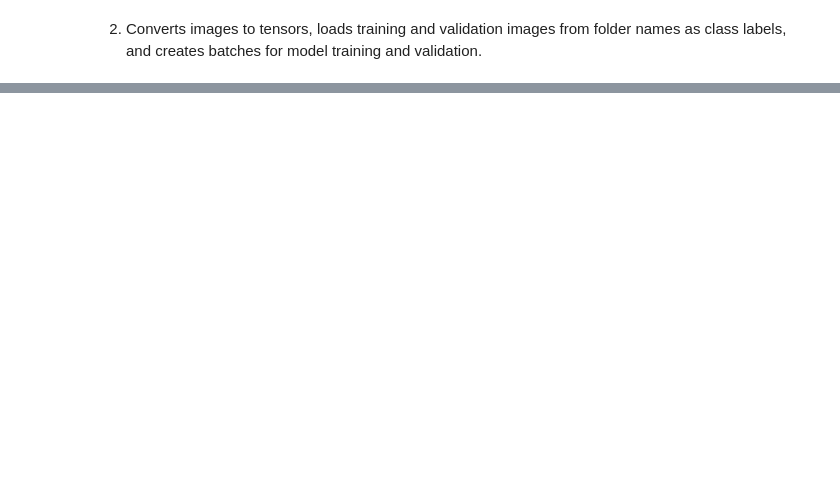
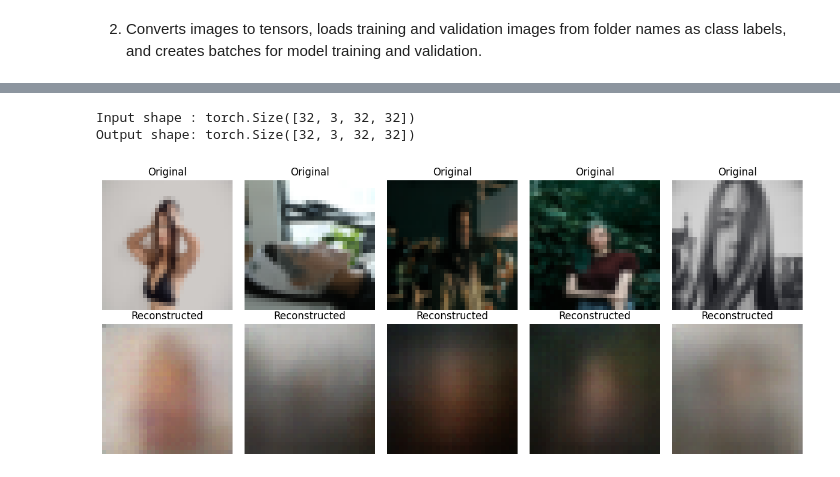
Before and after one commit to HtetAungLwinn/deeplearningdeepfake, a Jupyter notebook: dataset_exercise/ex1.ipynb, the cells around one changed output, grey strips where cells are left out. Cells and saved outputs as stored; diff of their text form; code cells hidden in the pictures; blank space fills up the shorter version.

Commit message:
trained autoencoder

```diff
--- a/dataset_exercise/ex1.ipynb
+++ b/dataset_exercise/ex1.ipynb
@@ -223,6 +230,6 @@ class PretrainedAutoencoder(nn.Module):
         out = self.decoder(z)
         return out
 # %%
-train_dataset = Subset(train_dataset, selected_real)
-train_loader = DataLoader(train_dataset, batch_size=32, shuffle=True)
+# train_dataset = Subset(train_dataset, selected_real)
+# train_loader = DataLoader(train_dataset, batch_size=32, shuffle=True)
 # %%
@@ -269,0 +320,39 @@ for epoch in range(num_epochs):
+# %%
+model.eval()
+
+with torch.no_grad():
+    images, _ = next(iter(train_loader))
+    images = images.to(device)
+    outputs = model(images)
+
+print("Input shape :", images.shape)
+print("Output shape:", outputs.shape)
+# %% [output]
+Input shape : torch.Size([32, 3, 32, 32])
+Output shape: torch.Size([32, 3, 32, 32])
+# %%
+model.eval()
+
+with torch.no_grad():
+    images, _ = next(iter(train_loader))
+    images = images.to(device)
+    outputs = model(images)
+
+images = images.cpu()
+outputs = outputs.cpu()
+
+fig, axes = plt.subplots(2, 5, figsize=(12, 5))
+
+for i in range(5):
+    axes[0, i].imshow(images[i].permute(1, 2, 0).numpy())
+    axes[0, i].set_title("Original")
+    axes[0, i].axis("off")
+
+    axes[1, i].imshow(outputs[i].permute(1, 2, 0).numpy())
+    axes[1, i].set_title("Reconstructed")
+    axes[1, i].axis("off")
+
+plt.tight_layout()
+plt.show()
+# %% [output]
+[figure, added]
```
Also changed, not shown: parts of 12 cells of this notebook.
